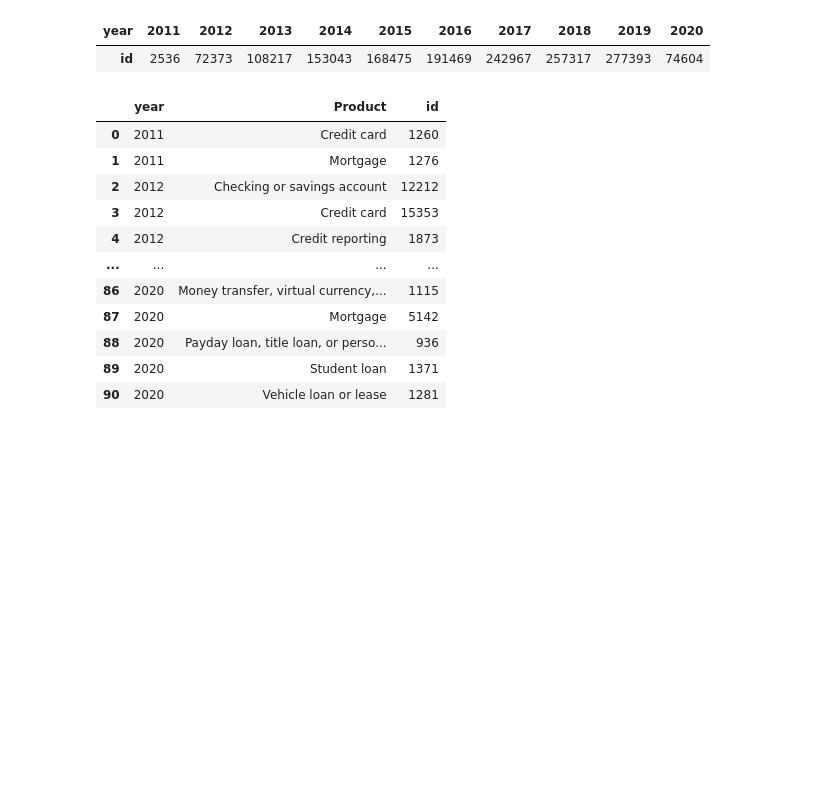
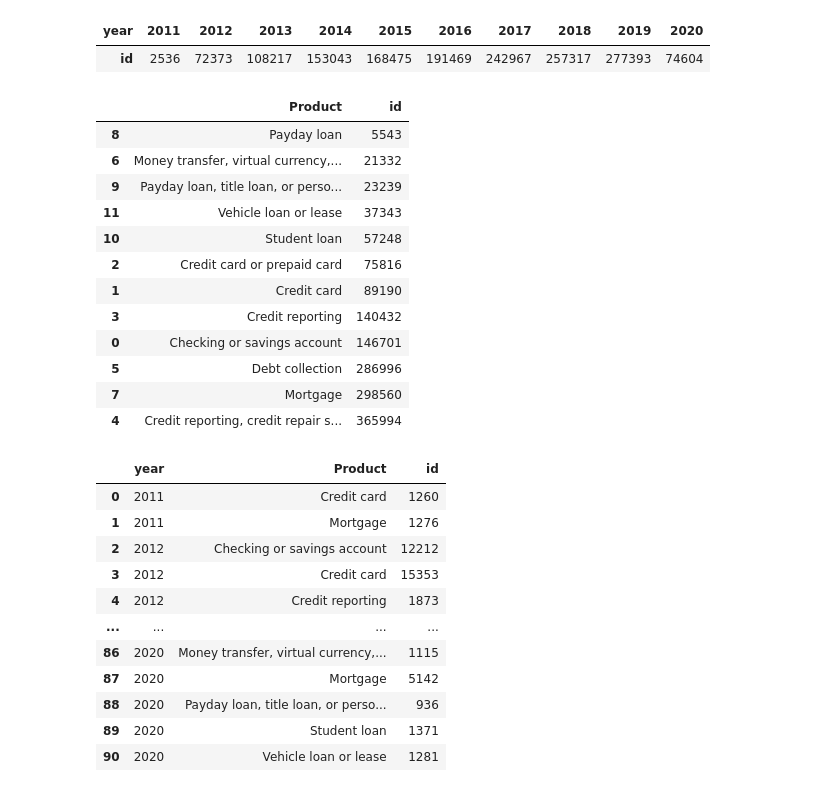
Before and after one commit to DwayneLi/CFPB_Consumer_Complaints_Analysis, a Jupyter notebook: Complaint_Analysis.ipynb, the cells around one changed output. Saved outputs shown, nothing was run; the diff lists cells and outputs as text; code cells hidden in the pictures; blank space fills up the shorter version.

```diff
--- a/Complaint_Analysis.ipynb
+++ b/Complaint_Analysis.ipynb
@@ -228,6 +227,22 @@ df.pivot_table(['Product','id'],columns=['year'],aggfunc={'id':lambda x:x.value_
 # %% [output]
 | year | 2011 | 2012 | 2013 | 2014 | 2015 | 2016 | 2017 | 2018 | 2019 | 2020 |
 | id | 2536 | 72373 | 108217 | 153043 | 168475 | 191469 | 242967 | 257317 | 277393 | 74604 |
+# %%
+df.pivot_table(['id'],['Product'],aggfunc={'id':lambda x: x.value_counts().count()}).reset_index().sort_values('id')
+# %% [output]
+|  | Product | id |
+| 8 | Payday loan | 5543 |
+| 6 | Money transfer, virtual currency,... | 21332 |
+| 9 | Payday loan, title loan, or perso... | 23239 |
+| 11 | Vehicle loan or lease | 37343 |
+| 10 | Student loan | 57248 |
+| 2 | Credit card or prepaid card | 75816 |
+| 1 | Credit card | 89190 |
+| 3 | Credit reporting | 140432 |
+| 0 | Checking or savings account | 146701 |
+| 5 | Debt collection | 286996 |
+| 7 | Mortgage | 298560 |
+| 4 | Credit reporting, credit repair s... | 365994 |
 # %%
 productyear=df.pivot_table(['id'],['year','Product'],aggfunc={'id':lambda x: x.value_counts().count()}).reset_index()
 productyear
```
Also changed, not shown: parts of 20 cells of this notebook.
